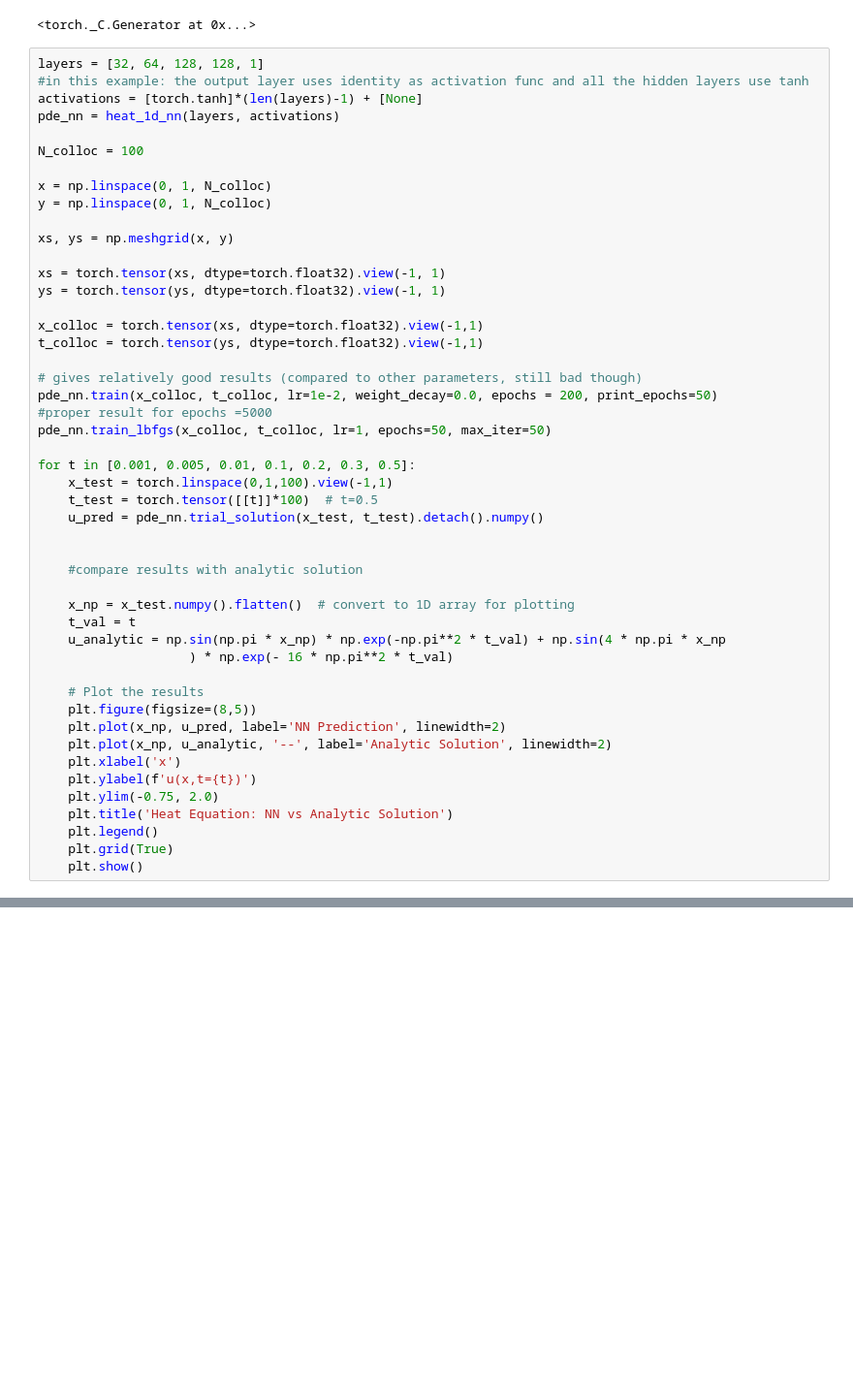
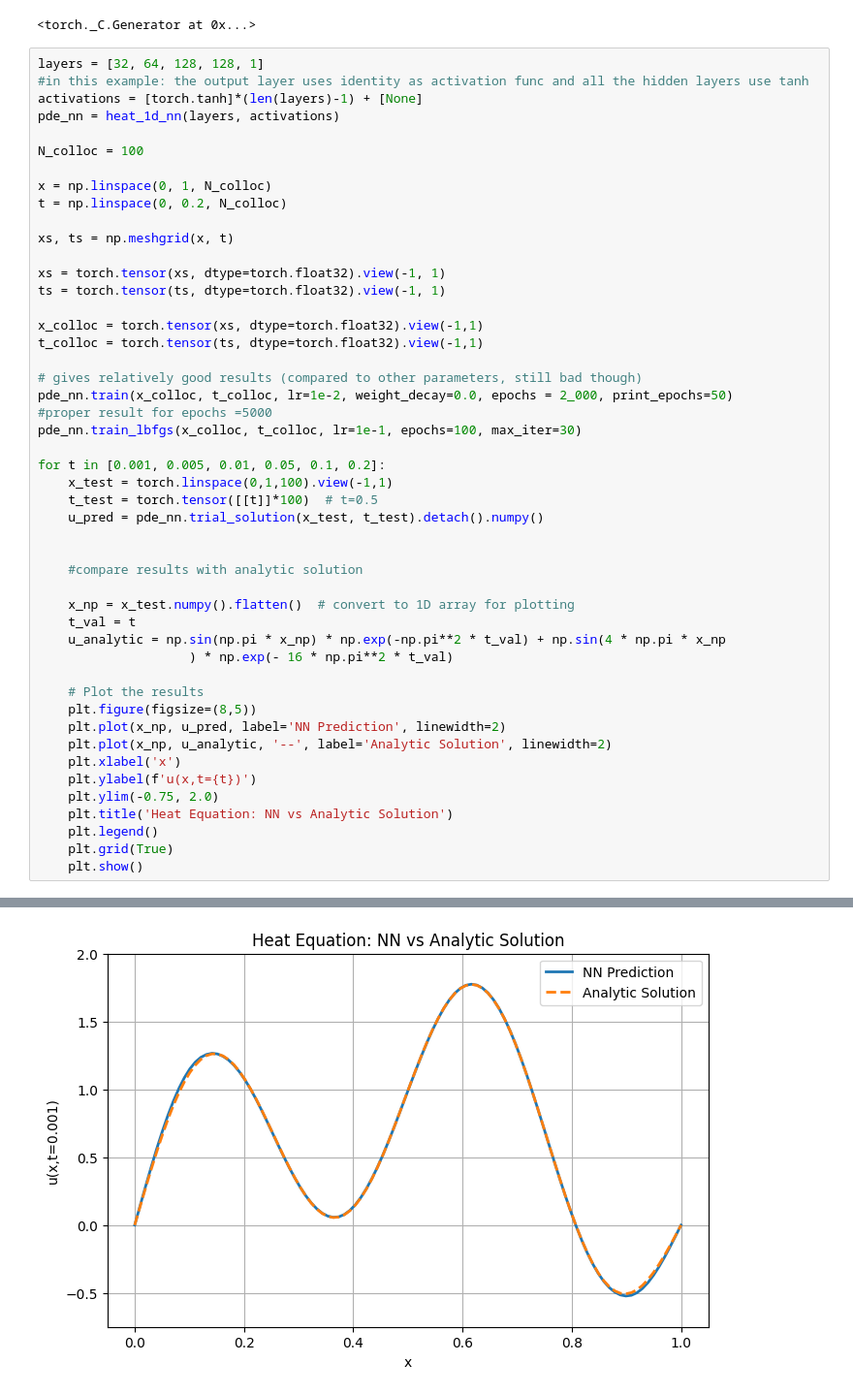
Before and after one commit to thomas-engl/Project-3-Applied-ML, a Jupyter notebook: Archiv/Philipp/heat_1d_1d_example.ipynb, the cells around one changed output, grey strips where cells are left out. Shown: that part at 97% size. Saved outputs shown, nothing was run; the diff lists cells and outputs as text; blank space fills up the shorter version.

```diff
--- a/Archiv/Philipp/heat_1d_1d_example.ipynb
+++ b/Archiv/Philipp/heat_1d_1d_example.ipynb
@@ -17,22 +17,22 @@ pde_nn = heat_1d_nn(layers, activations)
 N_colloc = 100
 
 x = np.linspace(0, 1, N_colloc)
-y = np.linspace(0, 1, N_colloc)
+t = np.linspace(0, 0.2, N_colloc)
 
-xs, ys = np.meshgrid(x, y)
+xs, ts = np.meshgrid(x, t)
 
 xs = torch.tensor(xs, dtype=torch.float32).view(-1, 1)
-ys = torch.tensor(ys, dtype=torch.float32).view(-1, 1)
+ts = torch.tensor(ts, dtype=torch.float32).view(-1, 1)
 
 x_colloc = torch.tensor(xs, dtype=torch.float32).view(-1,1)
-t_colloc = torch.tensor(ys, dtype=torch.float32).view(-1,1)
+t_colloc = torch.tensor(ts, dtype=torch.float32).view(-1,1)
 
 # gives relatively good results (compared to other parameters, still bad though)
-pde_nn.train(x_colloc, t_colloc, lr=1e-2, weight_decay=0.0, epochs = 200, print_epochs=50)
+pde_nn.train(x_colloc, t_colloc, lr=1e-2, weight_decay=0.0, epochs = 2_000, print_epochs=50)
 #proper result for epochs =5000
-pde_nn.train_lbfgs(x_colloc, t_colloc, lr=1, epochs=50, max_iter=50)
+pde_nn.train_lbfgs(x_colloc, t_colloc, lr=1e-1, epochs=100, max_iter=30)
 
-for t in [0.001, 0.005, 0.01, 0.1, 0.2, 0.3, 0.5]:
+for t in [0.001, 0.005, 0.01, 0.05, 0.1, 0.2]:
     x_test = torch.linspace(0,1,100).view(-1,1)
     t_test = torch.tensor([[t]]*100)  # t=0.5
     u_pred = pde_nn.trial_solution(x_test, t_test).detach().numpy()
@@ -77,0 +77 @@ NameError: name 'loss' is not defined
+[figure, added]
```
Also changed, not shown: parts of 2 cells of this notebook.
